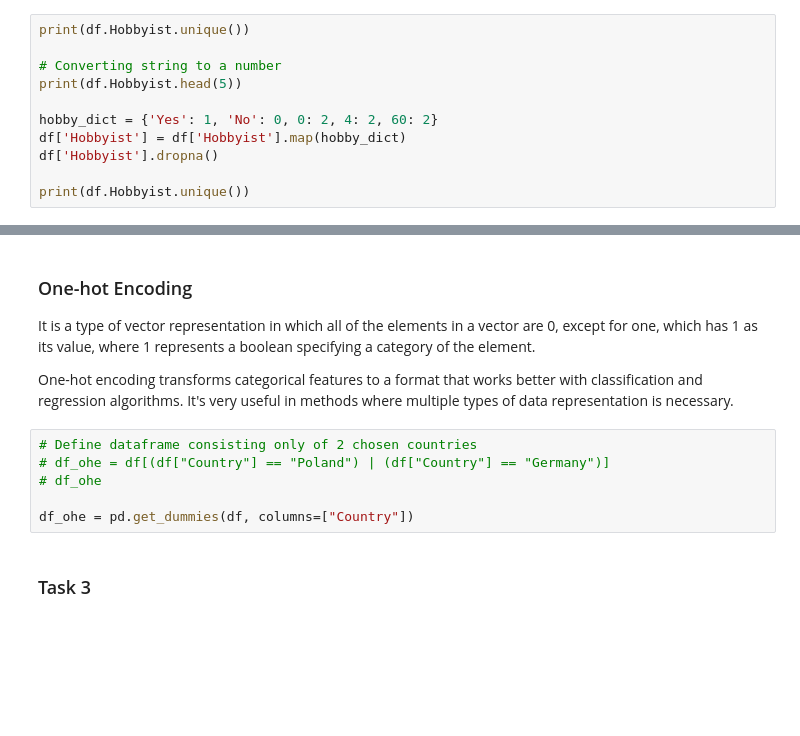
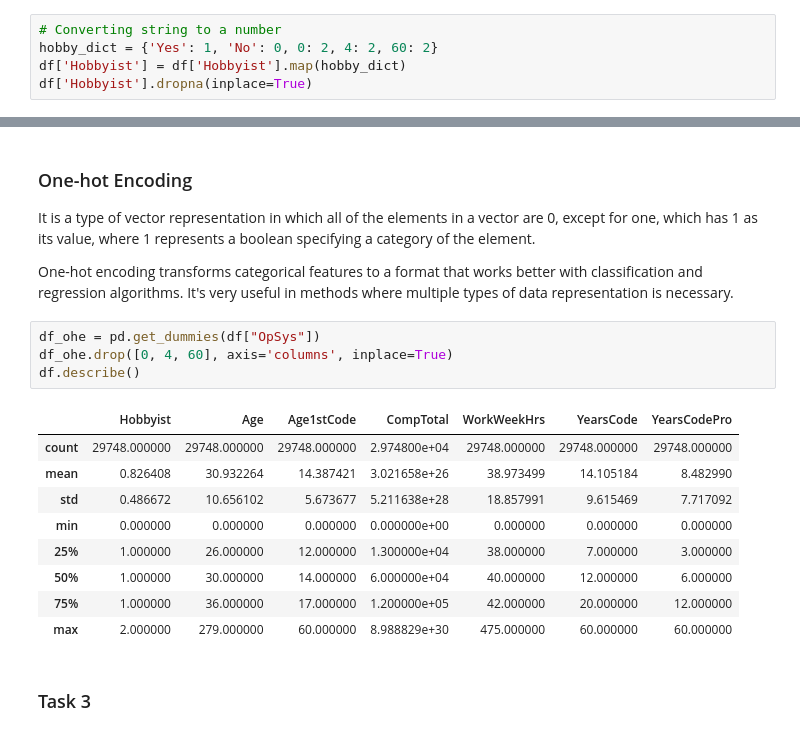
Before and after one commit to kamikadze366/first-assignment, a Jupyter notebook: Zestaw_2/Zestaw_2_odp.ipynb, the cells around one changed output, grey strips where cells are left out. Saved outputs shown, nothing was run; the diff lists cells and outputs as text; blank space fills up the shorter version.

```diff
--- a/Zestaw_2/Zestaw_2_odp.ipynb
+++ b/Zestaw_2/Zestaw_2_odp.ipynb
@@ -106,13 +58,7 @@ for x_val in df[cols]: # taking only desired 5 columns
 # %% [markdown]
 ### Task 2
 # %%
-print(df.Hobbyist.unique())
-
 # Converting string to a number
-print(df.Hobbyist.head(5))
-
 hobby_dict = {'Yes': 1, 'No': 0, 0: 2, 4: 2, 60: 2}
 df['Hobbyist'] = df['Hobbyist'].map(hobby_dict)
-df['Hobbyist'].dropna()
-
-print(df.Hobbyist.unique())
+df['Hobbyist'].dropna(inplace=True)
@@ -131,12 +67,20 @@ Name: Hobbyist, dtype: object
 It is a type of vector representation in which all of the elements in a vector are 0, except for one, which has 1 as its value, where 1 represents a boolean specifying a category of the element.
 
 One-hot encoding transforms categorical features to a format that works better with classification and regression algorithms. It's very useful in methods where multiple types of data representation is necessary.
-# %%
-# Define dataframe consisting only of 2 chosen countries
-# df_ohe = df[(df["Country"] == "Poland") | (df["Country"] == "Germany")]
-# df_ohe
-
-df_ohe = pd.get_dummies(df, columns=["Country"])
+# %%
+df_ohe = pd.get_dummies(df["OpSys"])
+df_ohe.drop([0, 4, 60], axis='columns', inplace=True)
+df.describe()
+# %% [output]
+|  | Hobbyist | Age | Age1stCode | CompTotal | WorkWeekHrs | YearsCode | YearsCodePro |
+| count | 29748.000000 | 29748.000000 | 29748.000000 | 2.974800e+04 | 29748.000000 | 29748.000000 | 29748.000000 |
+| mean | 0.826408 | 30.932264 | 14.387421 | 3.021658e+26 | 38.973499 | 14.105184 | 8.482990 |
+| std | 0.486672 | 10.656102 | 5.673677 | 5.211638e+28 | 18.857991 | 9.615469 | 7.717092 |
+| min | 0.000000 | 0.000000 | 0.000000 | 0.000000e+00 | 0.000000 | 0.000000 | 0.000000 |
+| 25% | 1.000000 | 26.000000 | 12.000000 | 1.300000e+04 | 38.000000 | 7.000000 | 3.000000 |
+| 50% | 1.000000 | 30.000000 | 14.000000 | 6.000000e+04 | 40.000000 | 12.000000 | 6.000000 |
+| 75% | 1.000000 | 36.000000 | 17.000000 | 1.200000e+05 | 42.000000 | 20.000000 | 12.000000 |
+| max | 2.000000 | 279.000000 | 60.000000 | 8.988829e+30 | 475.000000 | 60.000000 | 60.000000 |
 # %% [markdown]
 ### Task 3
 # %%
```
Also changed, not shown: parts of 16 cells of this notebook.
